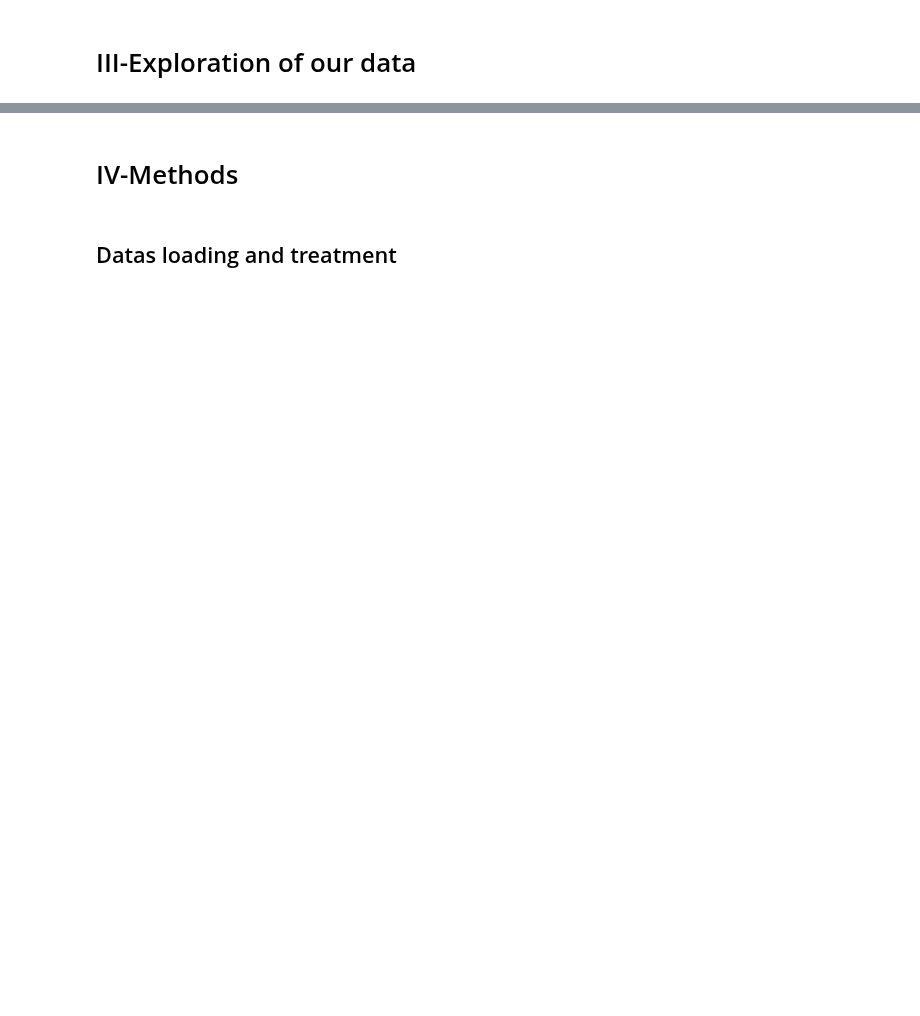
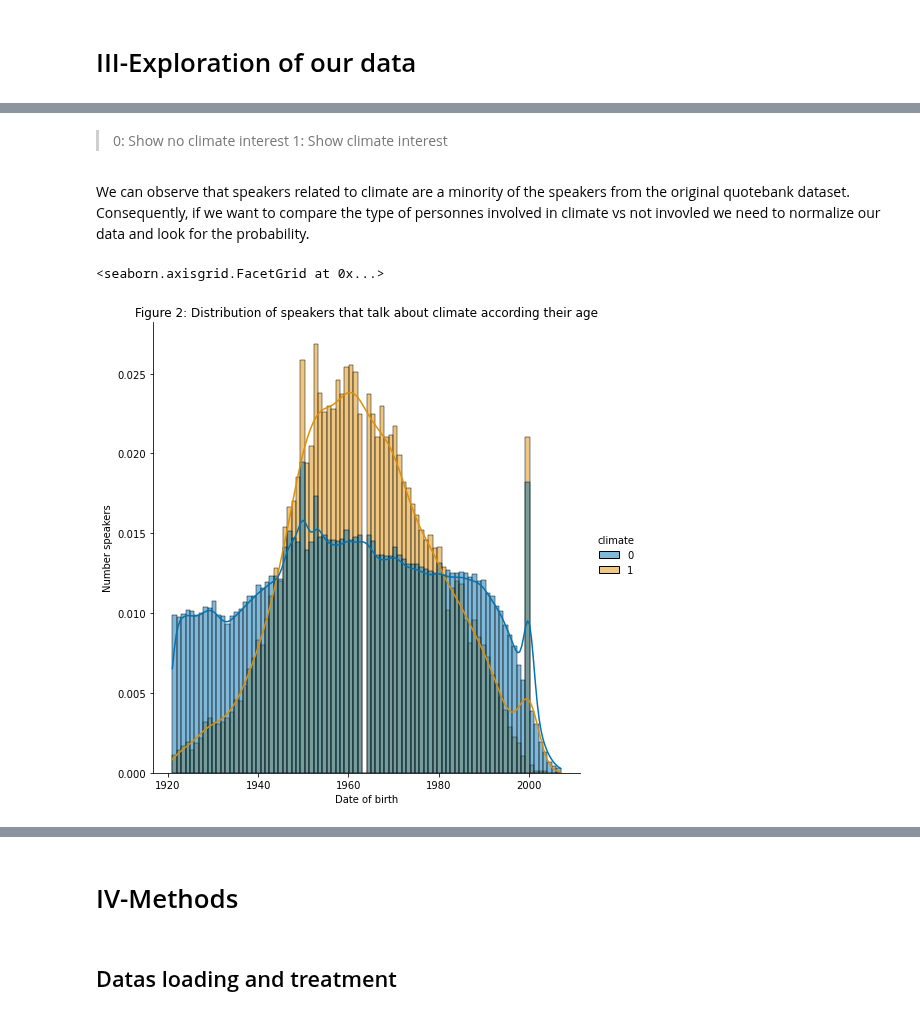
Before and after one commit to epfl-ada/ada-2021-project-avada-kedavra, a Jupyter notebook: da.ipynb, the cells around one changed output, grey strips where cells are left out. Saved outputs shown, nothing was run; the diff lists cells and outputs as text; code cells hidden in the pictures; blank space fills up the shorter version.

```diff
--- a/da.ipynb
+++ b/da.ipynb
@@ -403,0 +468,15 @@ sns.pairplot(lalonde_data)
+# %% [markdown]
+> 0: Show no climate interest
+> 1: Show climate interest
+# %% [markdown]
+We can observe that speakers related to climate are a minority of the speakers from the original quotebank dataset.
+Consequently, if we want to compare the type of personnes involved in climate vs not invovled we need to normalize our data and look for the probability.
+# %%
+#We used displot function in order to visualize the age of people related to climate or not
+ax=sns.displot(speakers, x="date_of_birth", hue="climate", stat="probability", common_norm=False,
+            height=7, aspect=1, palette='colorblind',  kde=True, bins = 88)
+ax.set(xlabel='Date of birth', ylabel='Number speakers',
+       title = 'Figure 2: Distribution of speakers that talk about climate according their age')
+# %% [output]
+<seaborn.axisgrid.FacetGrid at 0x...>
+[figure, added]
```
Also changed, not shown: parts of 130 cells of this notebook, 1 other file.
